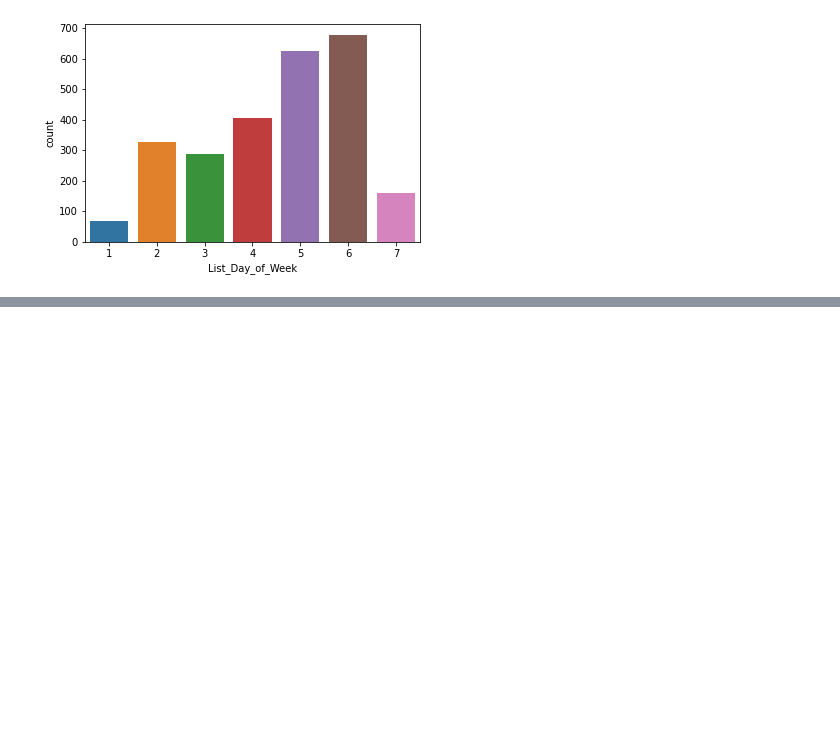
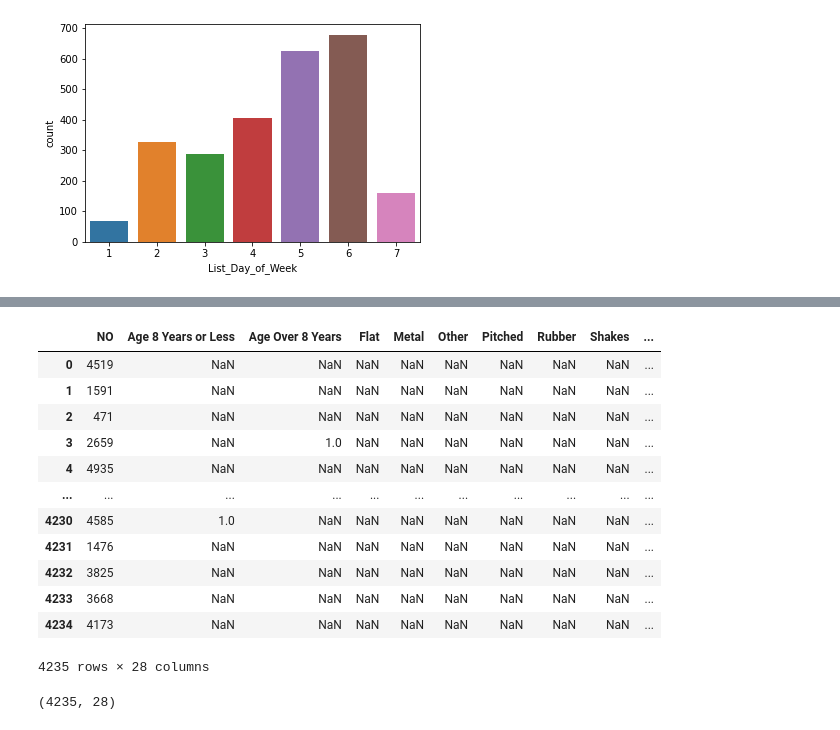
Before and after one commit to cuongpiger/CSC_Big_Data_in_Machine_Learning, a Jupyter notebook: Chapter 05. Data Pre-processing/demo1.ipynb, the cells around one changed output, grey strips where cells are left out. Cells and saved outputs as stored; diff of their text form; code cells hidden in the pictures; blank space fills up the shorter version.

```diff
--- a/Chapter 05. Data Pre-processing/demo1.ipynb
+++ b/Chapter 05. Data Pre-processing/demo1.ipynb
@@ -123,0 +162,4 @@ plt.show()
+# %%
+split_col = split(df['ROOF'], ',')
+df = df.withColumn('Roof_Material', split_col.getItem(0))
+df[['ROOF', 'Roof_Material']].show(5, truncate=100)
@@ -123,0 +177,3 @@ plt.show()
+# %%
+df = df.withColumn('roof_list', split(df['ROOF'], ','))
+df[['No', 'roof_list']].show(4, truncate=50)
@@ -123,0 +190,3 @@ plt.show()
+# %%
+roof_df = df.withColumn('ex_roof_list', explode(df['roof_list']))
+roof_df[['No', 'ex_roof_list']].show(5, truncate=50)
@@ -123,0 +204,23 @@ plt.show()
+# %%
+roof_df = roof_df.withColumn('constant_val', lit(1))
+roof_piv_df = roof_df.groupBy('NO').pivot('ex_roof_list').agg(coalesce(first('constant_val')))
+# %%
+roof_piv_df.toPandas()
+# %% [output]
+|  | NO | Age 8 Years or Less | Age Over 8 Years | Flat | Metal | Other | Pitched | Rubber | Shakes | ... |
+| 0 | 4519 | NaN | NaN | NaN | NaN | NaN | NaN | NaN | NaN | ... |
+| 1 | 1591 | NaN | NaN | NaN | NaN | NaN | NaN | NaN | NaN | ... |
+| 2 | 471 | NaN | NaN | NaN | NaN | NaN | NaN | NaN | NaN | ... |
+| 3 | 2659 | NaN | 1.0 | NaN | NaN | NaN | NaN | NaN | NaN | ... |
+| 4 | 4935 | NaN | NaN | NaN | NaN | NaN | NaN | NaN | NaN | ... |
+| ... | ... | ... | ... | ... | ... | ... | ... | ... | ... | ... |
+| 4230 | 4585 | 1.0 | NaN | NaN | NaN | NaN | NaN | NaN | NaN | ... |
+| 4231 | 1476 | NaN | NaN | NaN | NaN | NaN | NaN | NaN | NaN | ... |
+| 4232 | 3825 | NaN | NaN | NaN | NaN | NaN | NaN | NaN | NaN | ... |
+| 4233 | 3668 | NaN | NaN | NaN | NaN | NaN | NaN | NaN | NaN | ... |
+| 4234 | 4173 | NaN | NaN | NaN | NaN | NaN | NaN | NaN | NaN | ... |
+4235 rows × 28 columns
+# %%
+roof_piv_df.toPandas().shape
+# %% [output]
+(4235, 28)
```
Also changed, not shown: parts of 12 cells of this notebook.
